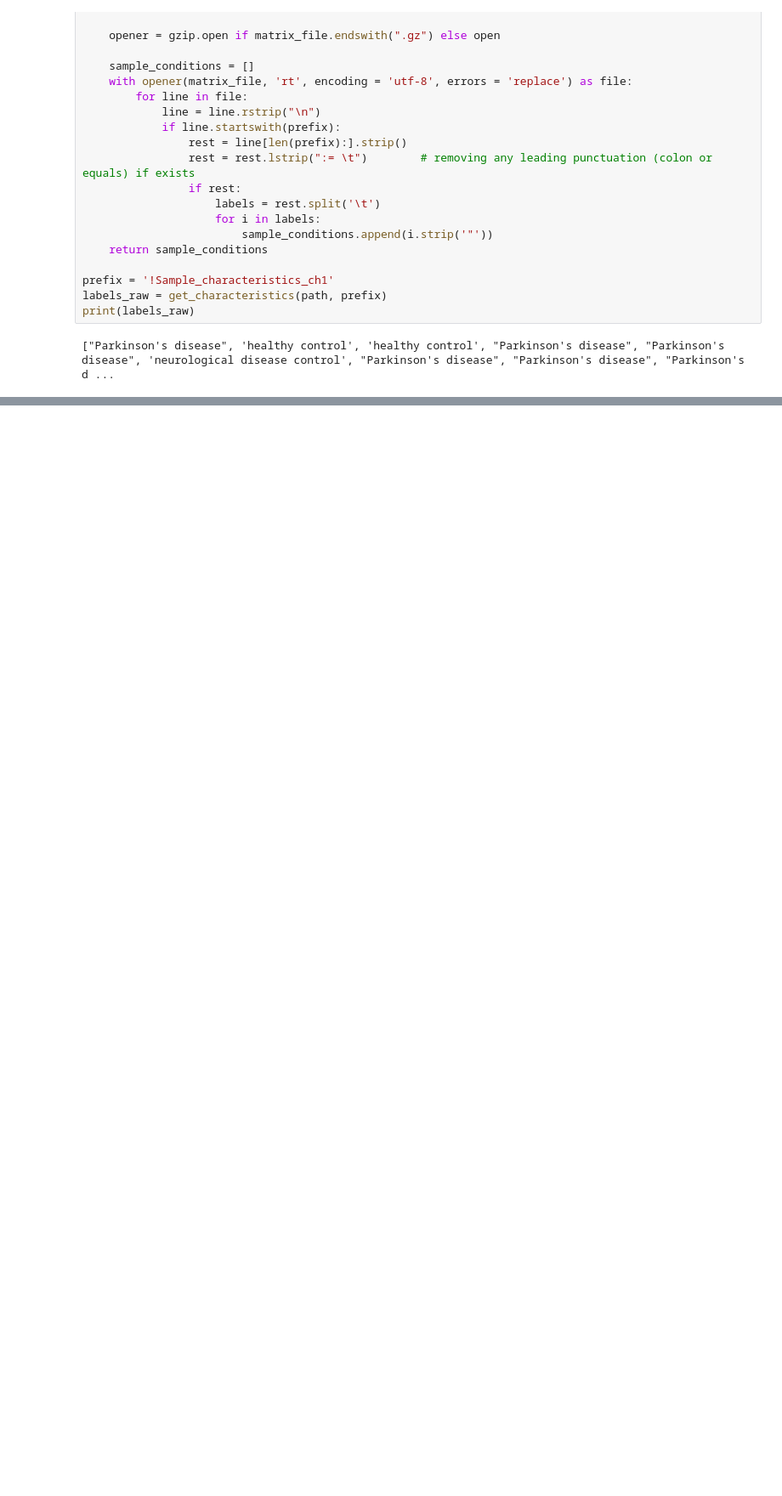
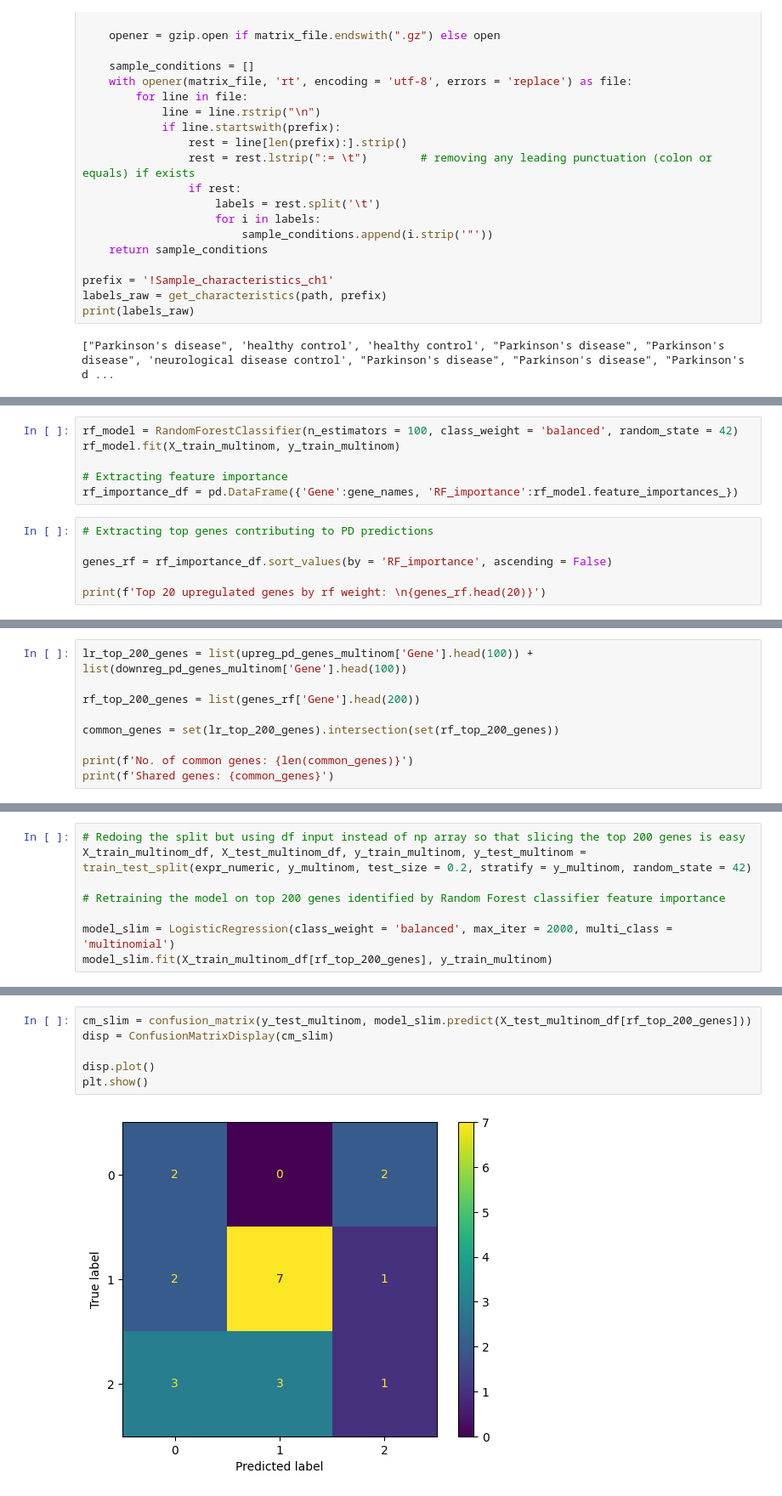
Before and after one commit to RheaJana/pd_disease_prediction, a Jupyter notebook: PD_GEO_training.ipynb, the cells around one changed output, grey strips where cells are left out. Shown at 85% size. Saved outputs shown, nothing was run; the diff lists cells and outputs as text; blank space fills up the shorter version.

```diff
--- a/PD_GEO_training.ipynb
+++ b/PD_GEO_training.ipynb
@@ -137,0 +311,12 @@ Logistic Regression model accuracy: 71.43%
+# %%
+rf_model = RandomForestClassifier(n_estimators = 100, class_weight = 'balanced', random_state = 42)
+rf_model.fit(X_train_multinom, y_train_multinom)
+
+# Extracting feature importance
+rf_importance_df = pd.DataFrame({'Gene':gene_names, 'RF_importance':rf_model.feature_importances_})
+# %%
+# Extracting top genes contributing to PD predictions
+
+genes_rf = rf_importance_df.sort_values(by = 'RF_importance', ascending = False)
+
+print(f'Top 20 upregulated genes by rf weight: \n{genes_rf.head(20)}')
@@ -137,0 +341,9 @@ Logistic Regression model accuracy: 71.43%
+# %%
+lr_top_200_genes = list(upreg_pd_genes_multinom['Gene'].head(100)) + list(downreg_pd_genes_multinom['Gene'].head(100))
+
+rf_top_200_genes = list(genes_rf['Gene'].head(200))
+
+common_genes = set(lr_top_200_genes).intersection(set(rf_top_200_genes))
+
+print(f'No. of common genes: {len(common_genes)}')
+print(f'Shared genes: {common_genes}')
@@ -137,0 +365,8 @@ Logistic Regression model accuracy: 71.43%
+# %%
+# Redoing the split but using df input instead of np array so that slicing the top 200 genes is easy
+X_train_multinom_df, X_test_multinom_df, y_train_multinom, y_test_multinom = train_test_split(expr_numeric, y_multinom, test_size = 0.2, stratify = y_multinom, random_state = 42)
+
+# Retraining the model on top 200 genes identified by Random Forest classifier feature importance
+
+model_slim = LogisticRegression(class_weight = 'balanced', max_iter = 2000, multi_class = 'multinomial')
+model_slim.fit(X_train_multinom_df[rf_top_200_genes], y_train_multinom)
@@ -137,0 +402,8 @@ Logistic Regression model accuracy: 71.43%
+# %%
+cm_slim = confusion_matrix(y_test_multinom, model_slim.predict(X_test_multinom_df[rf_top_200_genes]))
+disp = ConfusionMatrixDisplay(cm_slim)
+
+disp.plot()
+plt.show()
+# %% [output]
+[figure, added]
```
Also changed, not shown: parts of 45 cells of this notebook.
